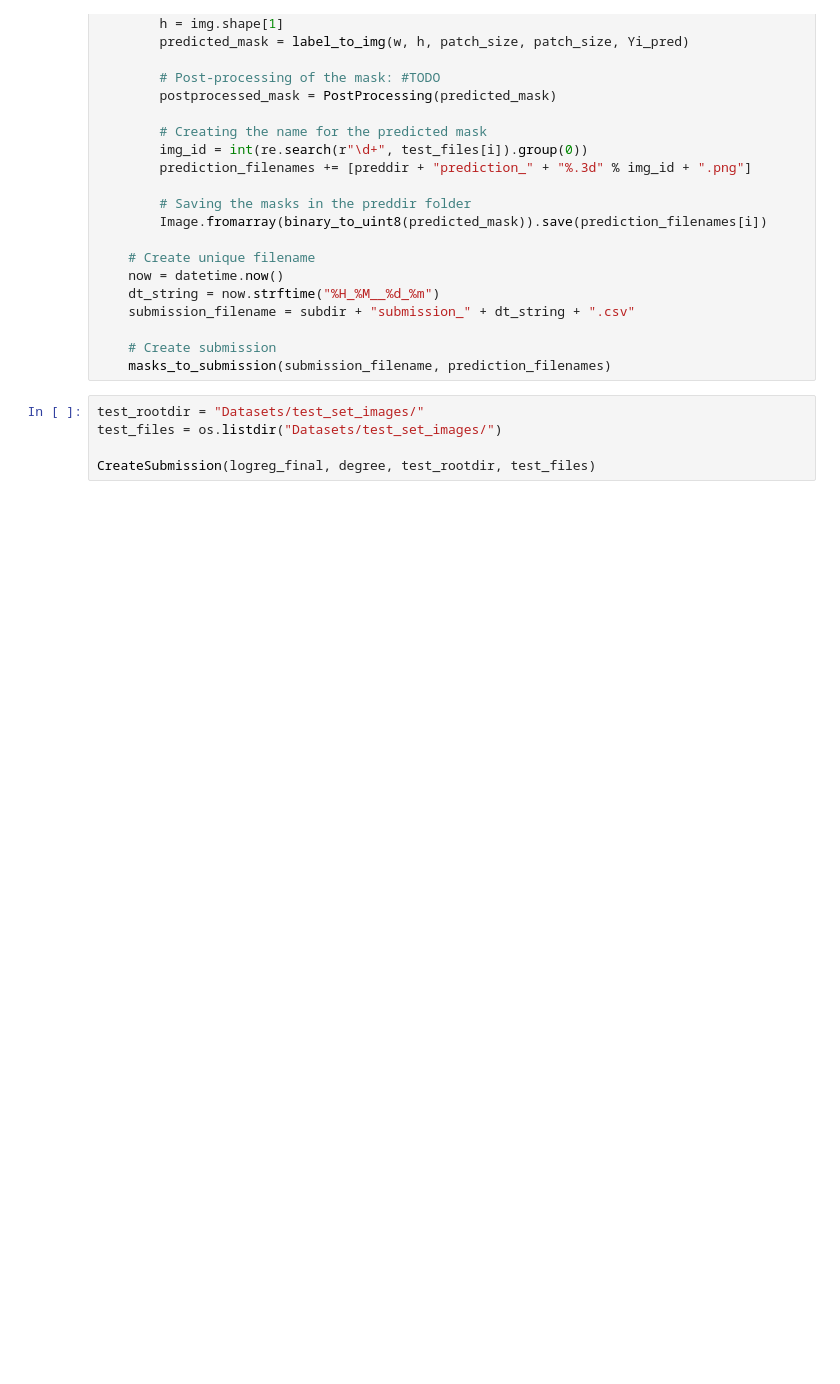
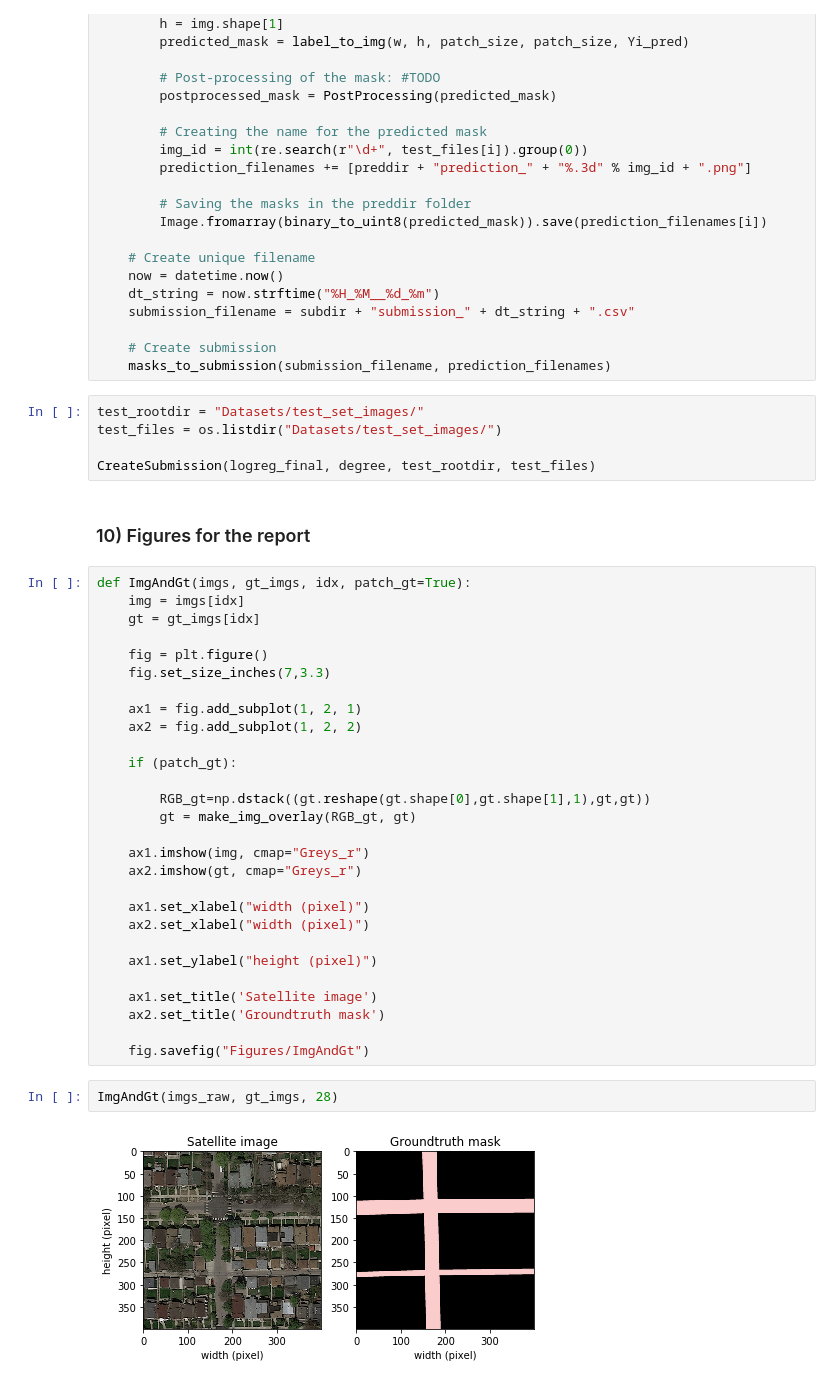
Before and after one commit to emdezla/RoadSegmentation, a Jupyter notebook: Fred/LogisticRegression.ipynb, the cells around one changed output. Saved outputs shown, nothing was run; the diff lists cells and outputs as text; blank space fills up the shorter version.

```diff
--- a/Fred/LogisticRegression.ipynb
+++ b/Fred/LogisticRegression.ipynb
@@ -652,3 +663,37 @@ test_rootdir = "Datasets/test_set_images/"
 test_files = os.listdir("Datasets/test_set_images/")
 
 CreateSubmission(logreg_final, degree, test_rootdir, test_files)
+# %% [markdown]
+### 10) Figures for the report
+# %%
+def ImgAndGt(imgs, gt_imgs, idx, patch_gt=True):
+    img = imgs[idx]
+    gt = gt_imgs[idx]
+
+    fig = plt.figure()
+    fig.set_size_inches(7,3.3)
+
+    ax1 = fig.add_subplot(1, 2, 1)
+    ax2 = fig.add_subplot(1, 2, 2)
+
+    if (patch_gt):
+
+        RGB_gt=np.dstack((gt.reshape(gt.shape[0],gt.shape[1],1),gt,gt))
+        gt = make_img_overlay(RGB_gt, gt)
+
+    ax1.imshow(img, cmap="Greys_r")
+    ax2.imshow(gt, cmap="Greys_r")
+
+    ax1.set_xlabel("width (pixel)")
+    ax2.set_xlabel("width (pixel)")
+
+    ax1.set_ylabel("height (pixel)")
+
+    ax1.set_title('Satellite image')
+    ax2.set_title('Groundtruth mask')
+
+    fig.savefig("Figures/ImgAndGt")
+# %%
+ImgAndGt(imgs_raw, gt_imgs, 28)
+# %% [output]
+[figure, added]
```
Also changed, not shown: parts of 3 cells of this notebook.
